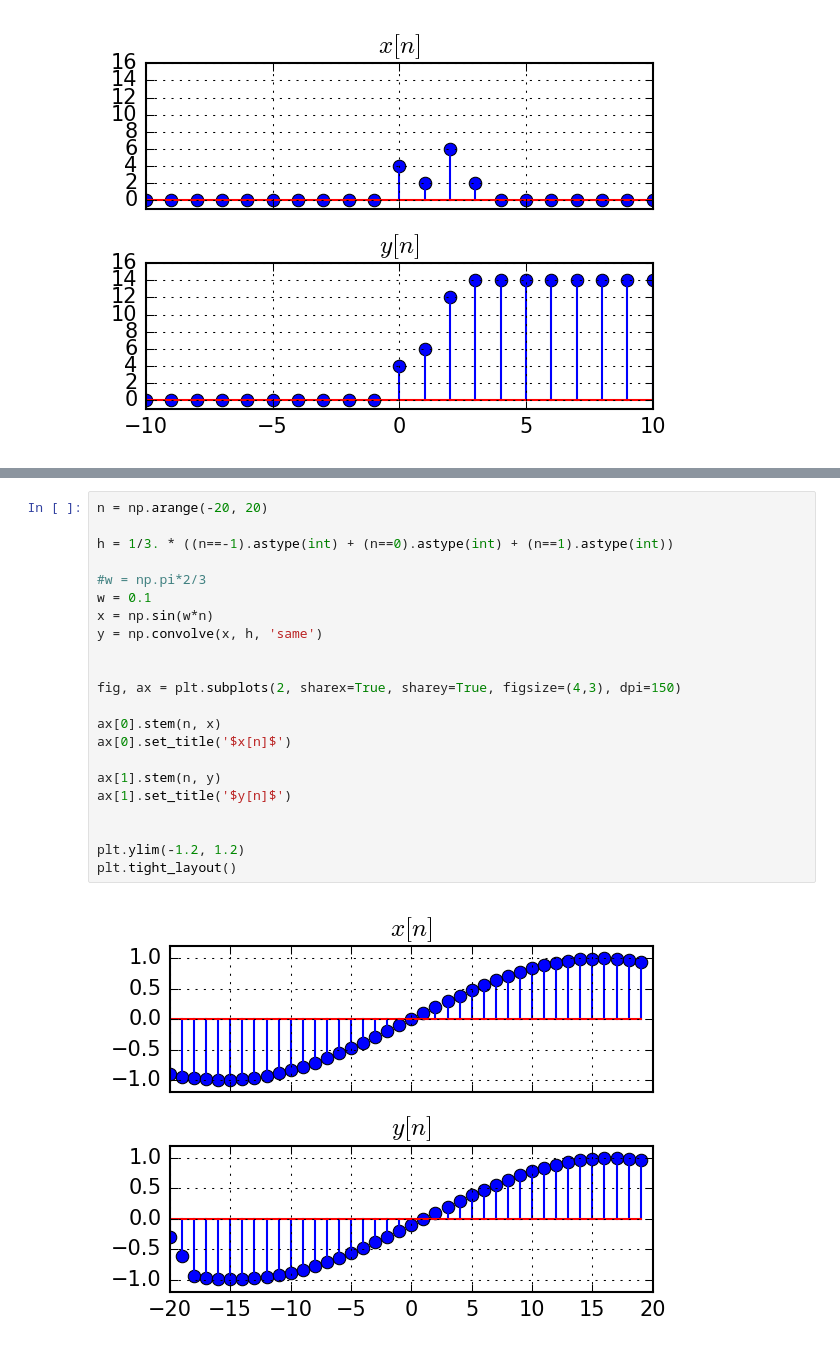
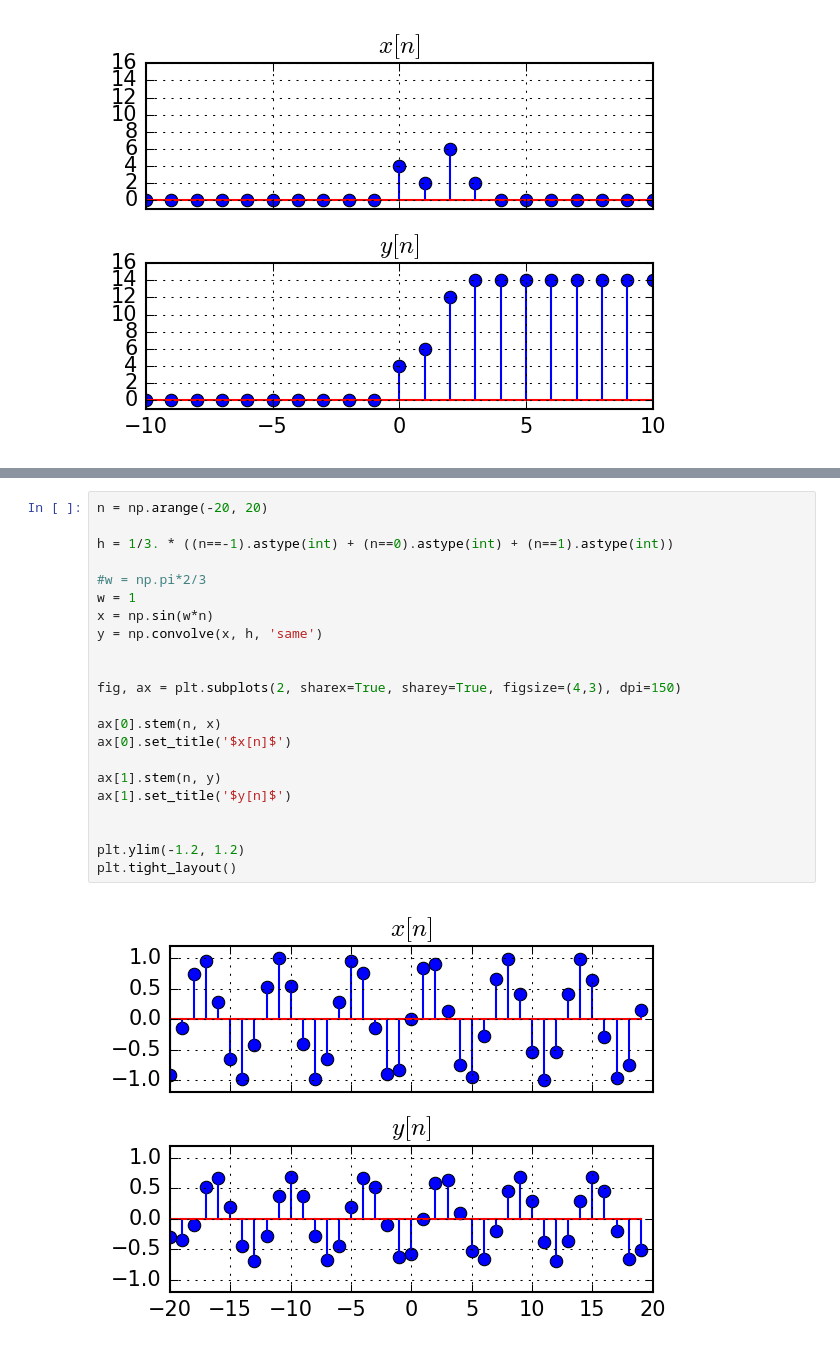
Before and after one commit to nikolaims/dsp19, a Jupyter notebook: lectures/lecture3.ipynb, the cells around one changed output, grey strips where cells are left out. Cells and saved outputs as stored; diff of their text form.

```diff
--- a/lectures/lecture3.ipynb
+++ b/lectures/lecture3.ipynb
@@ -279,24 +282,24 @@ plt.xlim(-np.pi, np.pi)
 # %%
 n = np.arange(-20, 20)
 
 h = 1/3. * ((n==-1).astype(int) + (n==0).astype(int) + (n==1).astype(int))
 
 #w = np.pi*2/3
-w = 0.1
+w = 1
 x = np.sin(w*n)
 y = np.convolve(x, h, 'same')
 
 
 fig, ax = plt.subplots(2, sharex=True, sharey=True, figsize=(4,3), dpi=150)
 
 ax[0].stem(n, x)
 ax[0].set_title('$x[n]$')
 
 ax[1].stem(n, y)
 ax[1].set_title('$y[n]$')
 
 
 plt.ylim(-1.2, 1.2)
 plt.tight_layout()
 # %% [output]
-[figure, old version]
+[figure, new version]
```
Also changed, not shown: parts of 5 cells of this notebook, 6 other files.
